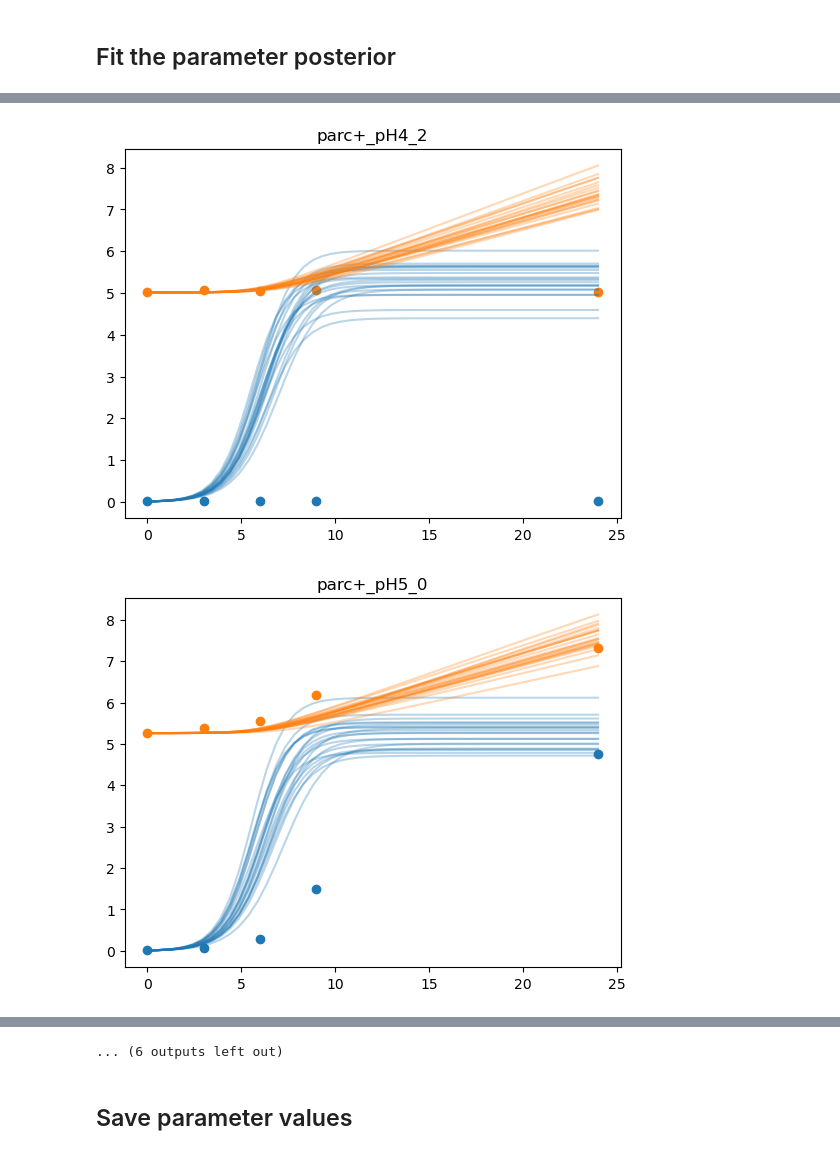
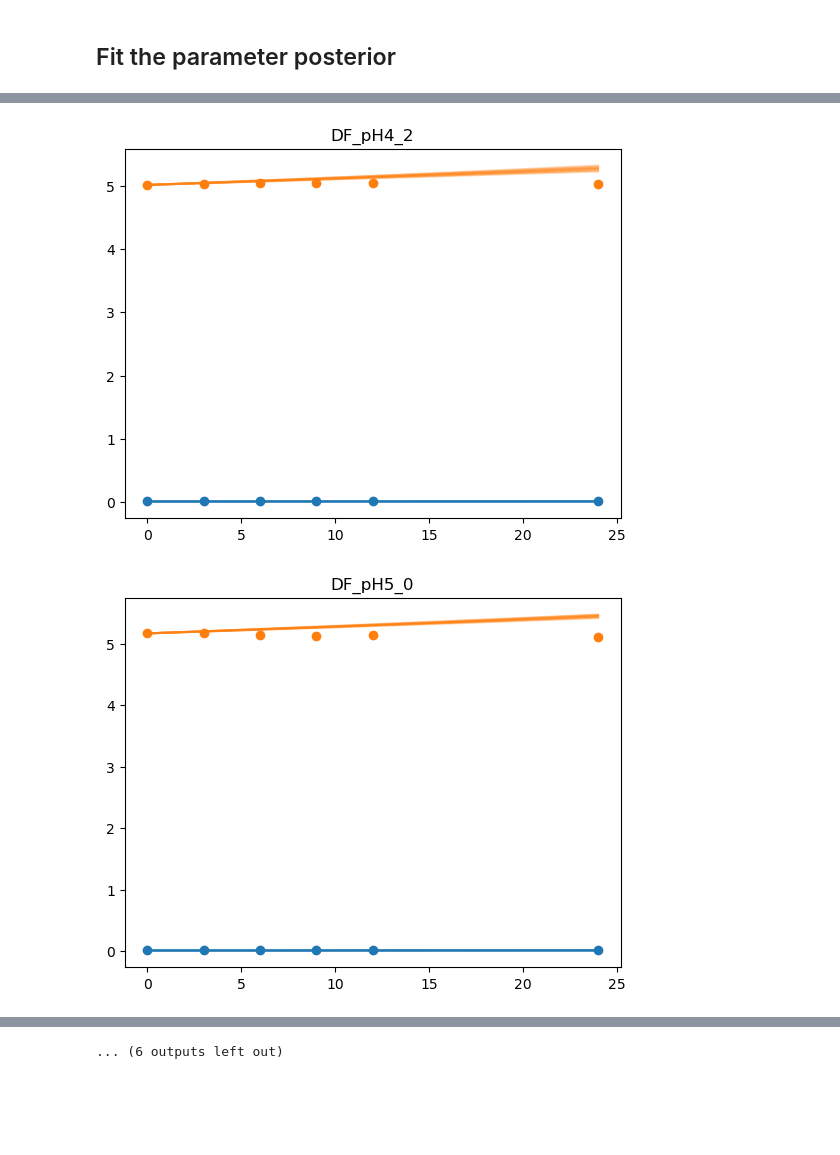
Before and after one commit to VenturelliLab/Liu_et_al_2024, a Jupyter notebook: Bayes_Fit_ODE.ipynb, the cells around one changed output, grey strips where cells are left out. Cells and saved outputs as stored; diff of their text form; code cells hidden in the pictures; blank space fills up the shorter version.

```diff
--- a/Bayes_Fit_ODE.ipynb
+++ b/Bayes_Fit_ODE.ipynb
@@ -90,6 +97,6 @@ array(['AC_OD', 'BA_OD', 'BC_OD', 'BL_OD', 'BT_OD', 'BV_OD', 'CC_OD',
        'DF_OD', 'wt_OD', 'delarc_OD', 'parc-_OD', 'parc+_OD'],
       dtype=object)
 # %%
-sp = all_species[11][:-3]
+sp = all_species[7][:-3]
 sp
 # %% [output]
@@ -129,16 +136,13 @@ ode_model = ODE(system = system,
             dataframe = df_species,
             sys_vars = species,
             prior_mean = prior_mean,
-            alpha=alpha, beta=10.)
+               alpha=10.)
 # %% [markdown]
 ## Fit the parameter posterior
 # %%
 # fit to data
 t0 = time.time()
-ode_model.fit_posterior_EM(n_sample_sgd=1,
-                           n_sample_hypers=50,
-                           n_sample_evidence=100,
-                           patience=3)
+ode_model.fit_posterior_EM()
 
 print("Elapsed time {:.2f}s".format(time.time()-t0))
 # %% [output]
@@ -268,7 +272,8 @@ for exp_name, exp_df in df_species.groupby("Treatments"):
     # predict values
     x0 = exp_df[species].values[0]
     t_eval = np.linspace(0., max(exp_df.Time.values))
-    y_preds = ode_model.predict_sample(x0, t_eval)
+    # y_preds = ode_model.predict_prior(x0, t_eval, n_sample=10)
+    y_preds = ode_model.predict_sample(x0, t_eval, n_sample=10)
 
     # plot
     for i, s in enumerate(species[:2]):
@@ -284,2 +289,2 @@ for exp_name, exp_df in df_species.groupby("Treatments"):
-[figure, old version]
+[figure, new version]
-[figure, old version]
+[figure, new version]
@@ -294,3 +299 @@ for exp_name, exp_df in df_species.groupby("Treatments"):
 ... (6 outputs left out)
-# %% [markdown]
-## Save parameter values
```
Also changed, not shown: parts of 9 cells of this notebook, 2 other files.
